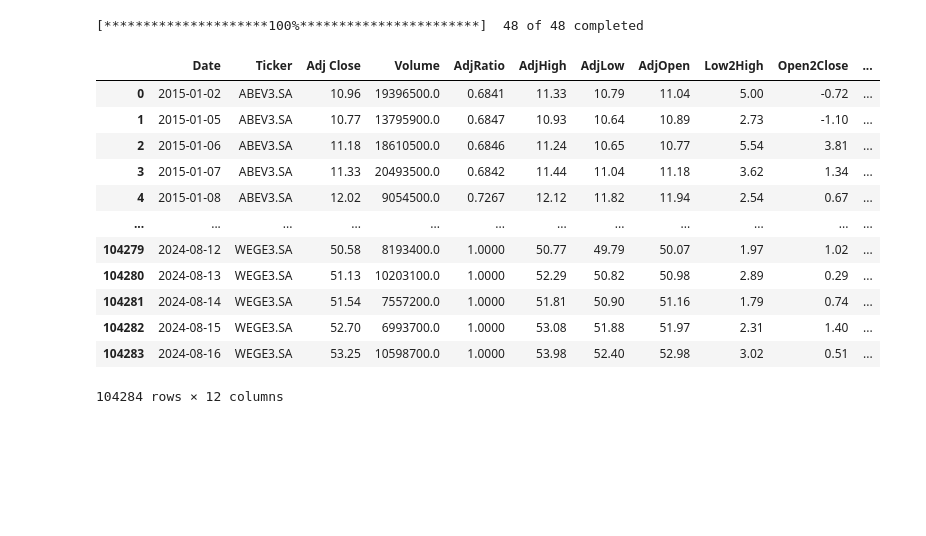
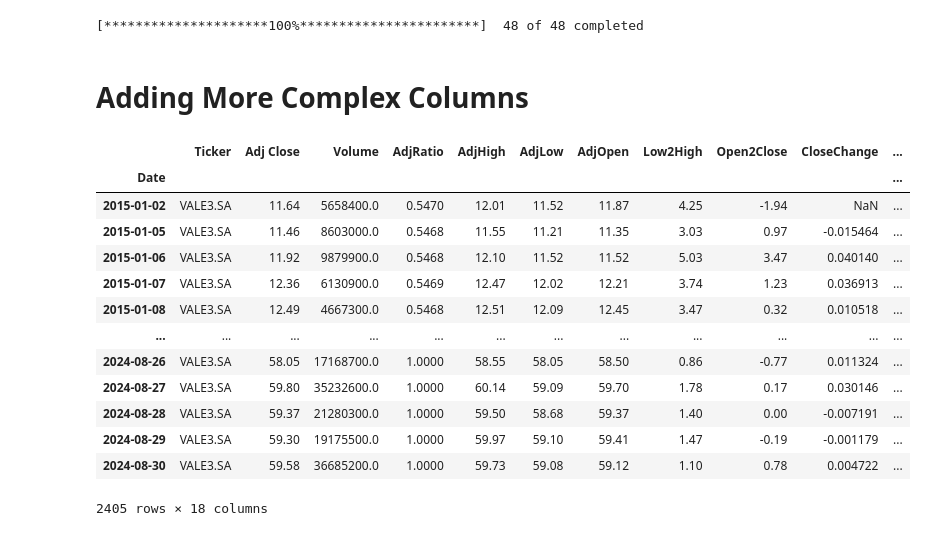
Before and after one commit to YanLucasGS/finance-data, a Jupyter notebook: data_analysis.ipynb, the cells around one changed output. Drawn from its saved outputs; the diff is of its cells as text; code cells hidden in the pictures; blank space fills up the shorter version.

```diff
--- a/data_analysis.ipynb
+++ b/data_analysis.ipynb
@@ -27,16 +31,2 @@ out['VolumeChange'] = out.groupby('Ticker')['Volume'].pct_change()*100
-# %%
-out
-# %% [output]
-|  | Date | Ticker | Adj Close | Volume | AdjRatio | AdjHigh | AdjLow | AdjOpen | Low2High | Open2Close | ... |
-| 0 | 2015-01-02 | ABEV3.SA | 10.96 | 19396500.0 | 0.6841 | 11.33 | 10.79 | 11.04 | 5.00 | -0.72 | ... |
-| 1 | 2015-01-05 | ABEV3.SA | 10.77 | 13795900.0 | 0.6847 | 10.93 | 10.64 | 10.89 | 2.73 | -1.10 | ... |
-| 2 | 2015-01-06 | ABEV3.SA | 11.18 | 18610500.0 | 0.6846 | 11.24 | 10.65 | 10.77 | 5.54 | 3.81 | ... |
-| 3 | 2015-01-07 | ABEV3.SA | 11.33 | 20493500.0 | 0.6842 | 11.44 | 11.04 | 11.18 | 3.62 | 1.34 | ... |
-| 4 | 2015-01-08 | ABEV3.SA | 12.02 | 9054500.0 | 0.7267 | 12.12 | 11.82 | 11.94 | 2.54 | 0.67 | ... |
-| ... | ... | ... | ... | ... | ... | ... | ... | ... | ... | ... | ... |
-| 104279 | 2024-08-12 | WEGE3.SA | 50.58 | 8193400.0 | 1.0000 | 50.77 | 49.79 | 50.07 | 1.97 | 1.02 | ... |
-| 104280 | 2024-08-13 | WEGE3.SA | 51.13 | 10203100.0 | 1.0000 | 52.29 | 50.82 | 50.98 | 2.89 | 0.29 | ... |
-| 104281 | 2024-08-14 | WEGE3.SA | 51.54 | 7557200.0 | 1.0000 | 51.81 | 50.90 | 51.16 | 1.79 | 0.74 | ... |
-| 104282 | 2024-08-15 | WEGE3.SA | 52.70 | 6993700.0 | 1.0000 | 53.08 | 51.88 | 51.97 | 2.31 | 1.40 | ... |
-| 104283 | 2024-08-16 | WEGE3.SA | 53.25 | 10598700.0 | 1.0000 | 53.98 | 52.40 | 52.98 | 3.02 | 0.51 | ... |
-104284 rows × 12 columns
+# %% [markdown]
+# Adding More Complex Columns
@@ -42,0 +93,17 @@ out
+# %%
+plot_df
+# %% [output]
+|  | Ticker | Adj Close | Volume | AdjRatio | AdjHigh | AdjLow | AdjOpen | Low2High | Open2Close | CloseChange | ... |
+| Date |  |  |  |  |  |  |  |  |  |  | ... |
+| 2015-01-02 | VALE3.SA | 11.64 | 5658400.0 | 0.5470 | 12.01 | 11.52 | 11.87 | 4.25 | -1.94 | NaN | ... |
+| 2015-01-05 | VALE3.SA | 11.46 | 8603000.0 | 0.5468 | 11.55 | 11.21 | 11.35 | 3.03 | 0.97 | -0.015464 | ... |
+| 2015-01-06 | VALE3.SA | 11.92 | 9879900.0 | 0.5468 | 12.10 | 11.52 | 11.52 | 5.03 | 3.47 | 0.040140 | ... |
+| 2015-01-07 | VALE3.SA | 12.36 | 6130900.0 | 0.5469 | 12.47 | 12.02 | 12.21 | 3.74 | 1.23 | 0.036913 | ... |
+| 2015-01-08 | VALE3.SA | 12.49 | 4667300.0 | 0.5468 | 12.51 | 12.09 | 12.45 | 3.47 | 0.32 | 0.010518 | ... |
+| ... | ... | ... | ... | ... | ... | ... | ... | ... | ... | ... | ... |
+| 2024-08-26 | VALE3.SA | 58.05 | 17168700.0 | 1.0000 | 58.55 | 58.05 | 58.50 | 0.86 | -0.77 | 0.011324 | ... |
+| 2024-08-27 | VALE3.SA | 59.80 | 35232600.0 | 1.0000 | 60.14 | 59.09 | 59.70 | 1.78 | 0.17 | 0.030146 | ... |
+| 2024-08-28 | VALE3.SA | 59.37 | 21280300.0 | 1.0000 | 59.50 | 58.68 | 59.37 | 1.40 | 0.00 | -0.007191 | ... |
+| 2024-08-29 | VALE3.SA | 59.30 | 19175500.0 | 1.0000 | 59.97 | 59.10 | 59.41 | 1.47 | -0.19 | -0.001179 | ... |
+| 2024-08-30 | VALE3.SA | 59.58 | 36685200.0 | 1.0000 | 59.73 | 59.08 | 59.12 | 1.10 | 0.78 | 0.004722 | ... |
+2405 rows × 18 columns
```
Also changed, not shown: parts of 7 cells of this notebook.
